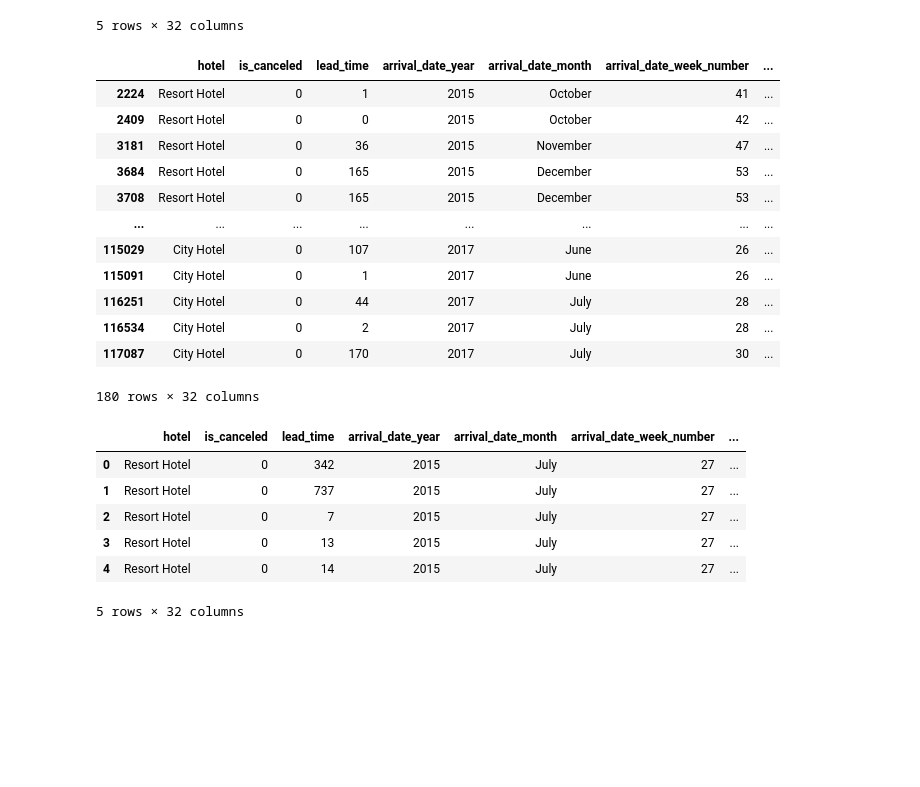
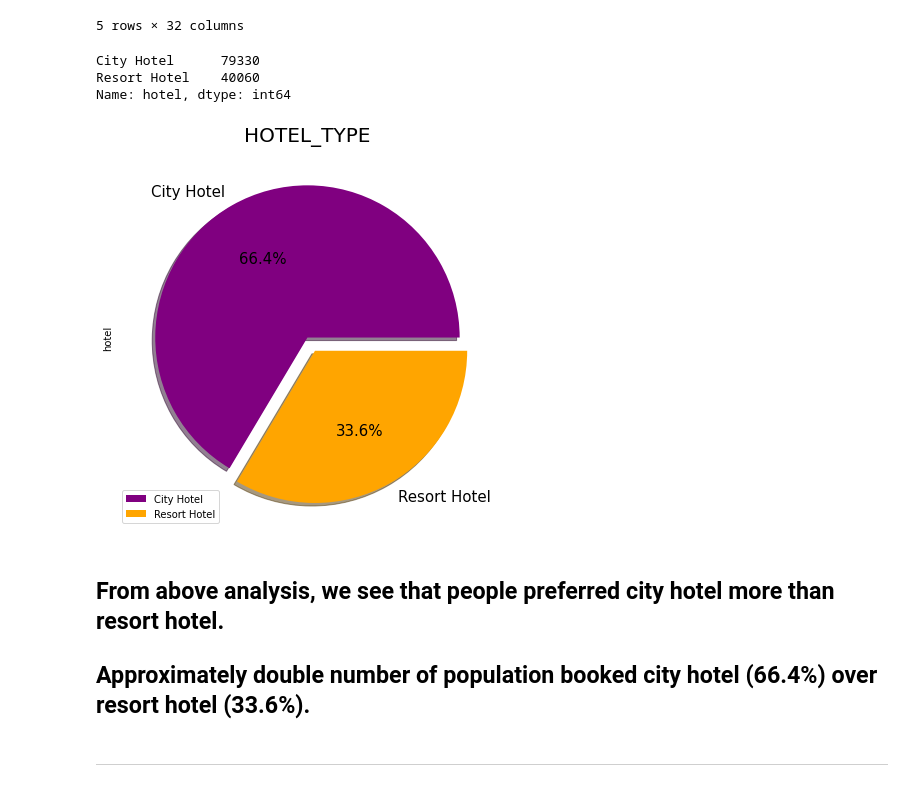
Before and after one commit to mahakkansal/Hotel_Booking_Analysis, a Jupyter notebook: Hotel_Booking_Analysis_Capstone_Project.ipynb, the cells around one changed output. Drawn from its saved outputs; the diff is of its cells as text; code cells hidden in the pictures; blank space fills up the shorter version.

```diff
--- a/Hotel_Booking_Analysis_Capstone_Project.ipynb
+++ b/Hotel_Booking_Analysis_Capstone_Project.ipynb
@@ -467,32 +476,25 @@ city_data.head()
 | 40063 | City Hotel | 1 | 92 | 2015 | July | 27 | ... |
 | 40064 | City Hotel | 1 | 100 | 2015 | July | 27 | ... |
 5 rows × 32 columns
-# %%
-#filter data by guest wise (no guest)
-no_guest_data = (hotel_booking_df['children']==0)&(hotel_booking_df['adults']==0)&(hotel_booking_df['babies']==0)
-hotel_booking_df[no_guest_data]
-# %% [output]
-|  | hotel | is_canceled | lead_time | arrival_date_year | arrival_date_month | arrival_date_week_number | ... |
-| 2224 | Resort Hotel | 0 | 1 | 2015 | October | 41 | ... |
-| 2409 | Resort Hotel | 0 | 0 | 2015 | October | 42 | ... |
-| 3181 | Resort Hotel | 0 | 36 | 2015 | November | 47 | ... |
-| 3684 | Resort Hotel | 0 | 165 | 2015 | December | 53 | ... |
-| 3708 | Resort Hotel | 0 | 165 | 2015 | December | 53 | ... |
-| ... | ... | ... | ... | ... | ... | ... | ... |
-| 115029 | City Hotel | 0 | 107 | 2017 | June | 26 | ... |
-| 115091 | City Hotel | 0 | 1 | 2017 | June | 26 | ... |
-| 116251 | City Hotel | 0 | 44 | 2017 | July | 28 | ... |
-| 116534 | City Hotel | 0 | 2 | 2017 | July | 28 | ... |
-| 117087 | City Hotel | 0 | 170 | 2017 | July | 30 | ... |
-180 rows × 32 columns
-# %%
-guest_data = hotel_booking_df[~no_guest_data]
-guest_data.head()
-# %% [output]
-|  | hotel | is_canceled | lead_time | arrival_date_year | arrival_date_month | arrival_date_week_number | ... |
-| 0 | Resort Hotel | 0 | 342 | 2015 | July | 27 | ... |
-| 1 | Resort Hotel | 0 | 737 | 2015 | July | 27 | ... |
-| 2 | Resort Hotel | 0 | 7 | 2015 | July | 27 | ... |
-| 3 | Resort Hotel | 0 | 13 | 2015 | July | 27 | ... |
-| 4 | Resort Hotel | 0 | 14 | 2015 | July | 27 | ... |
-5 rows × 32 columns
+# %%
+hotel_type_wise = hotel_booking_df['hotel'].value_counts()
+hotel_type_wise
+# %% [output]
+City Hotel      79330
+Resort Hotel    40060
+Name: hotel, dtype: int64
+# %%
+hotel_type_wise.plot(kind='pie',colors=['purple','orange'],subplots=True,shadow=True,explode =(0, 0.1),figsize=(7,7), autopct='%1.1f%%',fontsize=15)
+plt.title('HOTEL_TYPE',fontsize=20)
+labels=['City Hotel','Resort Hotel']
+plt.legend(labels)
+plt.show()
+# %% [output]
+[figure, added]
+# %% [markdown]
+## From above analysis, we see that people preferred city hotel more than resort hotel.
+## Approximately double number of population booked city hotel (66.4%) over resort hotel (33.6%).
+# %% [markdown]
+
+
+---
```
Also changed, not shown: parts of 59 cells of this notebook.
